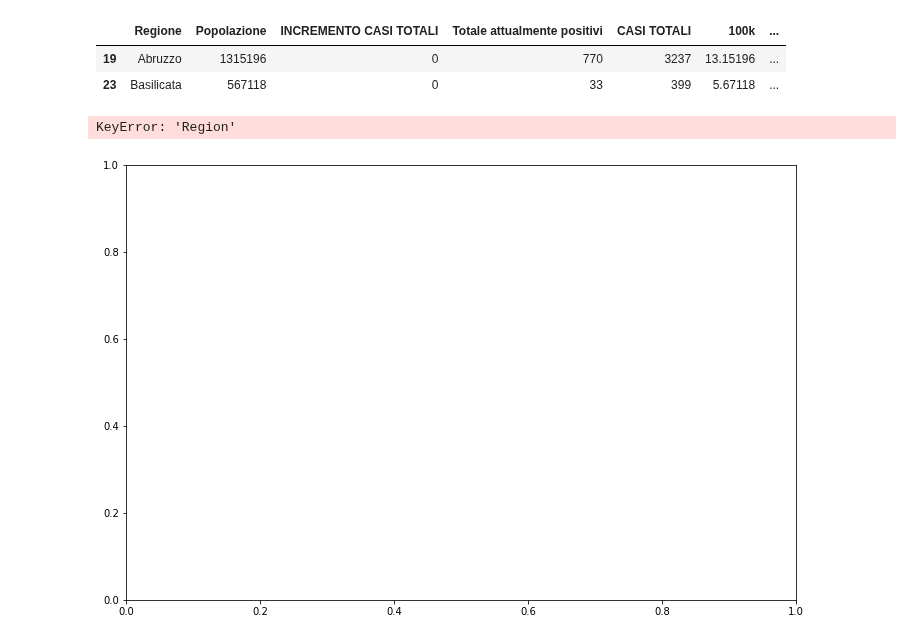
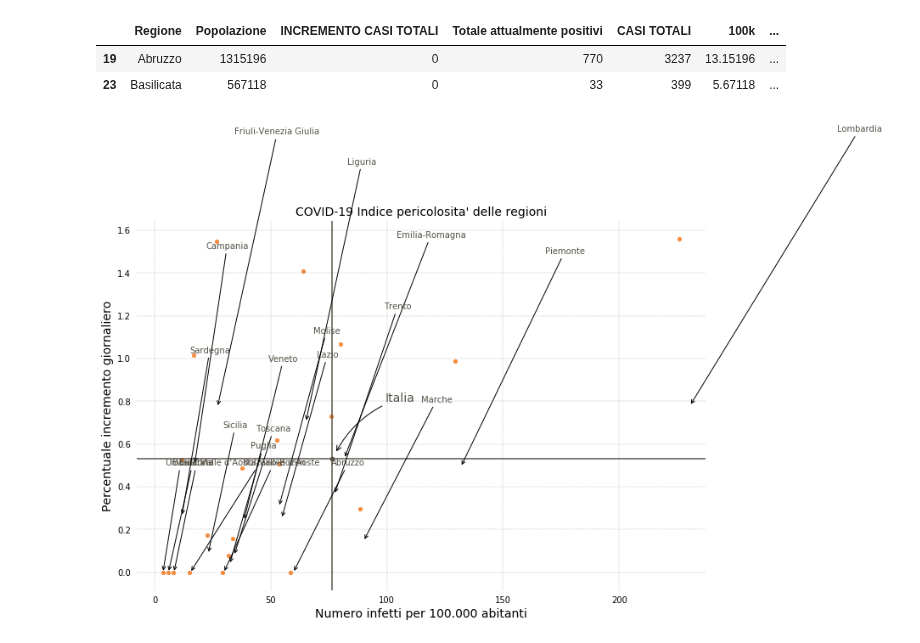
Before and after one commit to p-giovanni/Statistics, a Jupyter notebook: notebook/RegionsRanking.ipynb, the cells around one changed output. Cells and saved outputs as stored; diff of their text form; code cells hidden in the pictures.

```diff
--- a/notebook/RegionsRanking.ipynb
+++ b/notebook/RegionsRanking.ipynb
@@ -450,34 +450,38 @@ ax.append(fig.add_subplot(gs1[0,0]))
 
 x = merged["Infected_4_100k"]
 y = merged["IncreasePercentage"]
-reg_names = merged["Region"]
+reg_names = merged["Regione"]
 
 it_infected4100k = merged["Totale attualmente positivi"].sum() / (popolazione_it/100000)
 it_avg_percentage = merged["IncreasePercentage"].mean()
 idx = 0
 ax[idx].scatter(x, y, color="#f68d3f", s=70, marker=".")
 ax[idx].axvline(it_infected4100k, color=gray)
 ax[idx].axhline(it_avg_percentage, color=gray)
 ax[idx].annotate("Italia", (it_infected4100k * 1.02, it_avg_percentage * 1.05), color=gray
                 ,xytext = (it_infected4100k * 1.3, it_avg_percentage * 1.5)
                 ,arrowprops = dict(facecolor = gray, arrowstyle="->", connectionstyle="arc3,rad=.2")
                 ,fontsize=14)
 ax[idx].scatter(it_infected4100k, it_avg_percentage, color = gray, s=90, marker=".")
 
+for cx, cy, cn in zip(x, y, reg_names):
+    ax[idx].annotate(cn, (cx * 1.02, cy * 0.5), color=gray
+                ,xytext = (cx * 1.3, cy + 0.5)
+                ,arrowprops = dict(facecolor = gray, arrowstyle="->")
+                ,fontsize=10)
+
 set_axes_common_properties(ax[idx], no_grid=False)
 
 ax[idx].set_title("COVID-19 Indice pericolosita' delle regioni", fontsize=14)
 ax[idx].set_xlabel("Numero infetti per 100.000 abitanti", fontsize=14)
 ax[idx].set_ylabel("Percentuale incremento giornaliero", fontsize=14)
 
 remove_tick_lines('y', ax[idx])
 remove_tick_lines('x', ax[idx])
 
 
-
 plt.savefig(os.path.join(images_path,"{prefix}RegionRanking.png".format(prefix=image_prefix))
            ,bbox_inches = 'tight'
            ,pad_inches = 0.2)
 # %% [output]
-KeyError: 'Region'
-[figure, old version]
+[figure, new version]
```
Also changed, not shown: parts of 2 cells of this notebook, 5 other files.
